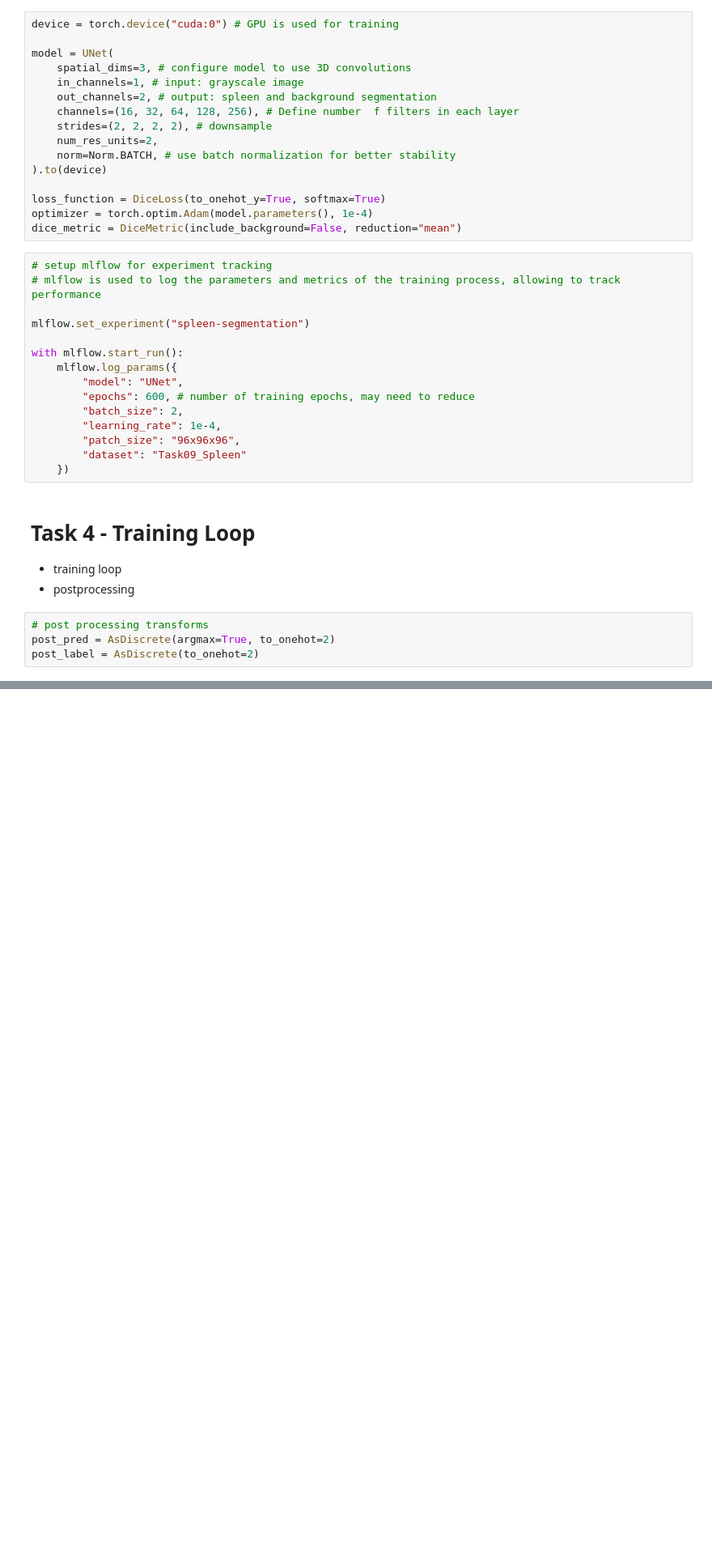
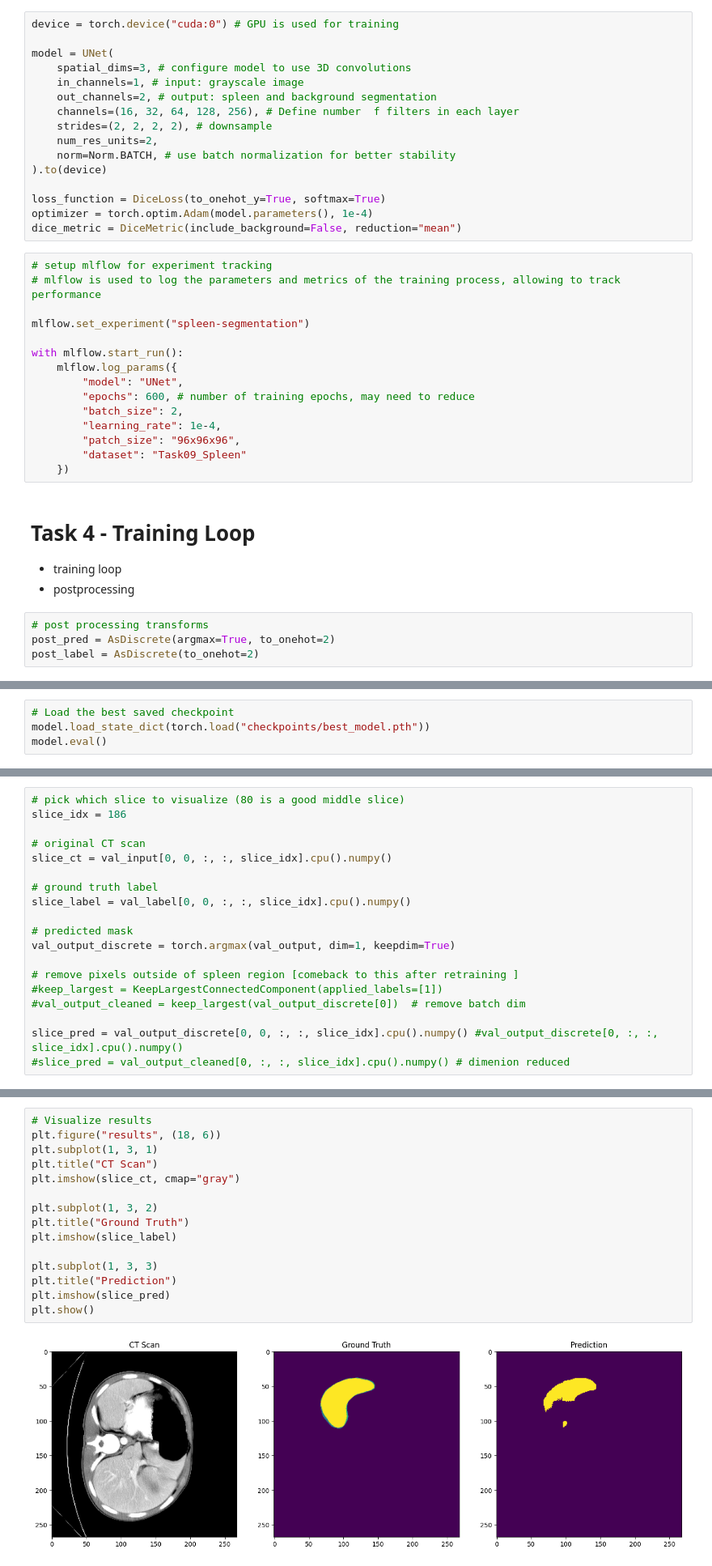
Before and after one commit to Taj32/ct-segmentation-monai, a Jupyter notebook: data_pipeline.ipynb, the cells around one changed output, grey strips where cells are left out. Shown at 81% size. Cells and saved outputs as stored; diff of their text form; blank space fills up the shorter version.

```diff
--- a/data_pipeline.ipynb
+++ b/data_pipeline.ipynb
@@ -555,0 +540,4 @@ Path exists: False
+# %%
+# Load the best saved checkpoint
+model.load_state_dict(torch.load("checkpoints/best_model.pth"))
+model.eval()
@@ -555,0 +577,19 @@ Path exists: False
+# %%
+# pick which slice to visualize (80 is a good middle slice)
+slice_idx = 186
+
+# original CT scan
+slice_ct = val_input[0, 0, :, :, slice_idx].cpu().numpy()
+
+# ground truth label
+slice_label = val_label[0, 0, :, :, slice_idx].cpu().numpy()
+
+# predicted mask
+val_output_discrete = torch.argmax(val_output, dim=1, keepdim=True)
+
+# remove pixels outside of spleen region [comeback to this after retraining ]
+#keep_largest = KeepLargestConnectedComponent(applied_labels=[1])
+#val_output_cleaned = keep_largest(val_output_discrete[0])  # remove batch dim
+
+slice_pred = val_output_discrete[0, 0, :, :, slice_idx].cpu().numpy() #val_output_discrete[0, :, :, slice_idx].cpu().numpy()
+#slice_pred = val_output_cleaned[0, :, :, slice_idx].cpu().numpy() # dimenion reduced
@@ -555,0 +625,17 @@ Path exists: False
+# %%
+# Visualize results
+plt.figure("results", (18, 6))
+plt.subplot(1, 3, 1)
+plt.title("CT Scan")
+plt.imshow(slice_ct, cmap="gray")
+
+plt.subplot(1, 3, 2)
+plt.title("Ground Truth")
+plt.imshow(slice_label)
+
+plt.subplot(1, 3, 3)
+plt.title("Prediction")
+plt.imshow(slice_pred)
+plt.show()
+# %% [output]
+[figure, added]
```
Also changed, not shown: parts of 10 cells of this notebook, 1 other file.
